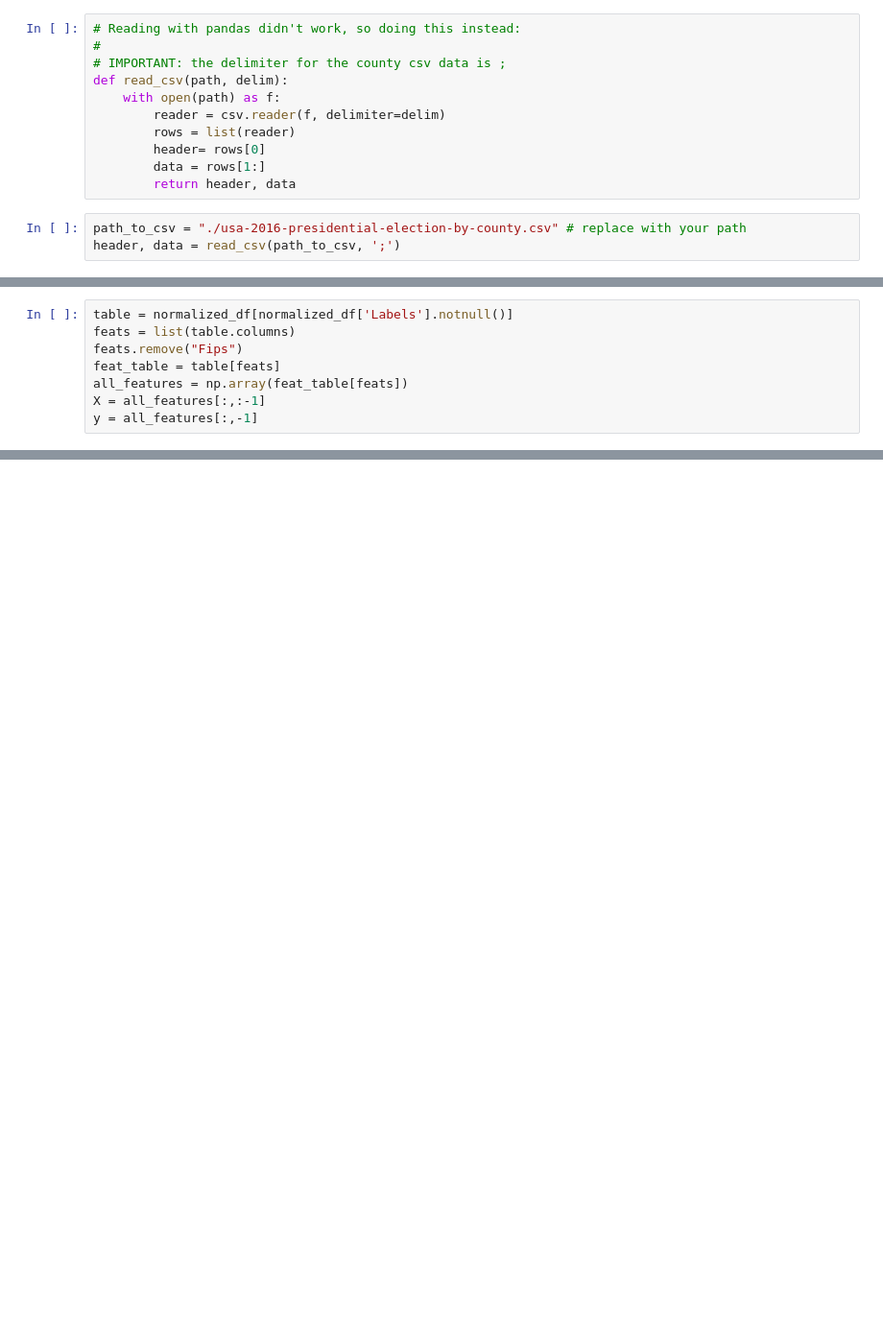
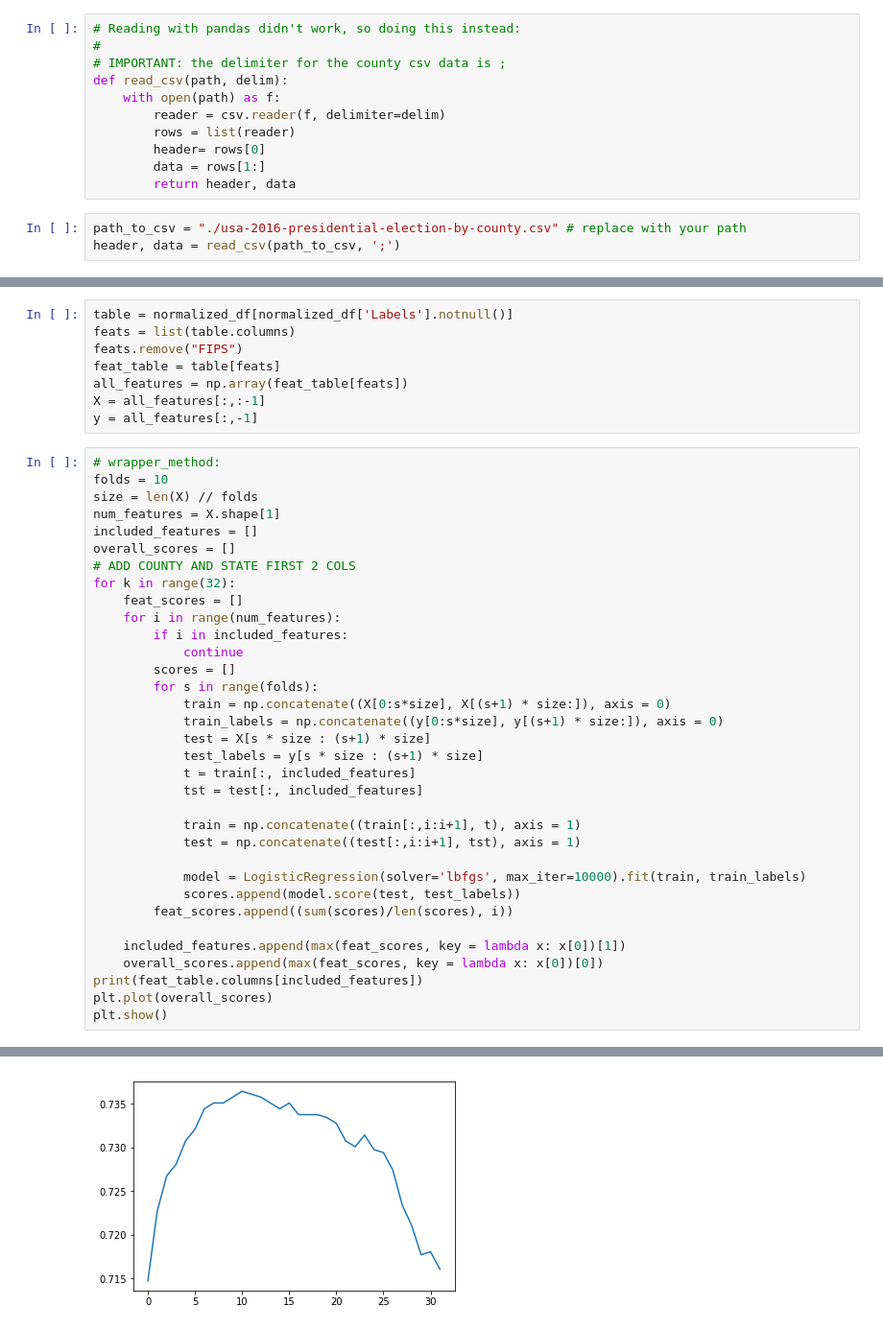
Before and after one commit to WalterLu3/CS760Final, a Jupyter notebook: feature_process/LogisticRegression.ipynb, the cells around one changed output, grey strips where cells are left out. Shown at 96% size. Cells and saved outputs as stored; diff of their text form; blank space fills up the shorter version.

```diff
--- a/feature_process/LogisticRegression.ipynb
+++ b/feature_process/LogisticRegression.ipynb
@@ -123,8 +163,43 @@ normalized_df["Labels"] = labels["Label"]
 # %%
 table = normalized_df[normalized_df['Labels'].notnull()]
 feats = list(table.columns)
-feats.remove("Fips")
+feats.remove("FIPS")
 feat_table = table[feats]
 all_features = np.array(feat_table[feats])
 X = all_features[:,:-1]
 y = all_features[:,-1]
+# %%
+# wrapper_method:
+folds = 10
+size = len(X) // folds
+num_features = X.shape[1]
+included_features = []
+overall_scores = []
+# ADD COUNTY AND STATE FIRST 2 COLS
+for k in range(32):
+    feat_scores = []
+    for i in range(num_features):
+        if i in included_features:
+            continue
+        scores = []
+        for s in range(folds):
+            train = np.concatenate((X[0:s*size], X[(s+1) * size:]), axis = 0)
+            train_labels = np.concatenate((y[0:s*size], y[(s+1) * size:]), axis = 0)
+            test = X[s * size : (s+1) * size]
+            test_labels = y[s * size : (s+1) * size]
+            t = train[:, included_features]
+            tst = test[:, included_features]
+
+            train = np.concatenate((train[:,i:i+1], t), axis = 1)
+            test = np.concatenate((test[:,i:i+1], tst), axis = 1)
+
+            model = LogisticRegression(solver='lbfgs', max_iter=10000).fit(train, train_labels)
+            scores.append(model.score(test, test_labels))
+        feat_scores.append((sum(scores)/len(scores), i))
+
+    included_features.append(max(feat_scores, key = lambda x: x[0])[1])
+    overall_scores.append(max(feat_scores, key = lambda x: x[0])[0])
+print(feat_table.columns[included_features])
+plt.plot(overall_scores)
+plt.show()
+# %% [output]
@@ -130,0 +225 @@ y = all_features[:,-1]
+[figure, added]
```
Also changed, not shown: parts of 9 cells of this notebook, 3 other files.
